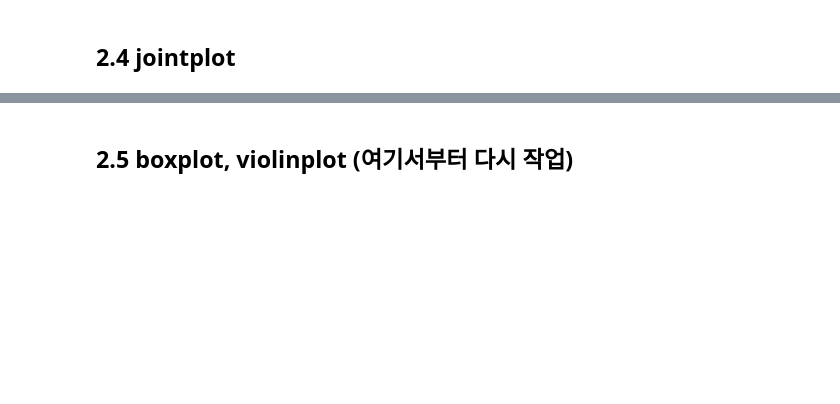
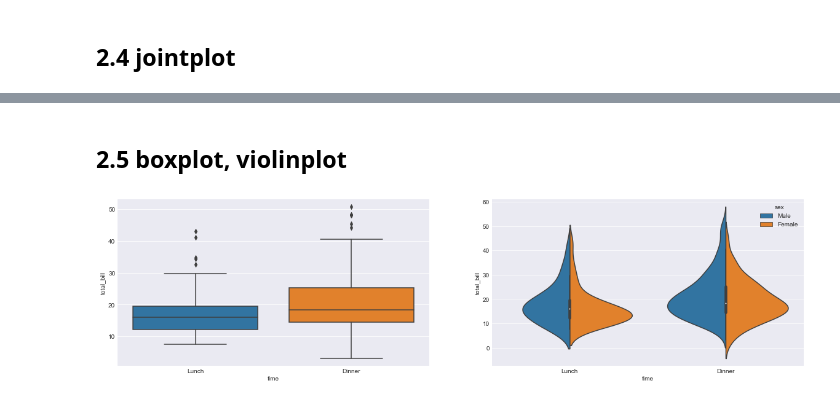
Before and after one commit to reay1212/Python-Base, a Jupyter notebook: Data Visualization.ipynb, the cells around one changed output, grey strips where cells are left out. Saved outputs shown, nothing was run; the diff lists cells and outputs as text; code cells hidden in the pictures; blank space fills up the shorter version.

```diff
--- a/Data Visualization.ipynb
+++ b/Data Visualization.ipynb
@@ -132,13 +132,9 @@ sns.jointplot(x='total_bill',y='tip', data=tips);
 # %% [markdown]
-## 2.5 boxplot, violinplot (여기서부터 다시 작업)
+## 2.5 boxplot, violinplot
 # %%
-fig = plt.figure(figsize=(20,5))
+fig, axes = plt.subplots(figsize=(20,5), ncols=2)
 
-ex1 = fig.add_subplot(1,2,1)
-ex2 = fig.add_subplot(1,2,2)
-
-ex1 = sns.boxplot(x='time', y='total_bill', data=tips)
-ex1.set_title('Boxplot of total bill by time of day')
-
-ex2 = sns.violinplot(x='time', y='total_bill', data=tips)
-ex2.set_title('Violinplot of total bill by time of day')
+sns.boxplot(x='time', y='total_bill', data=tips, ax=axes[0])
+sns.violinplot(x='time', y='total_bill', hue = 'sex', data=tips, split=True, ax=axes[1]);
+# %% [output]
+[figure, added]
```
Also changed, not shown: parts of 33 cells of this notebook.
